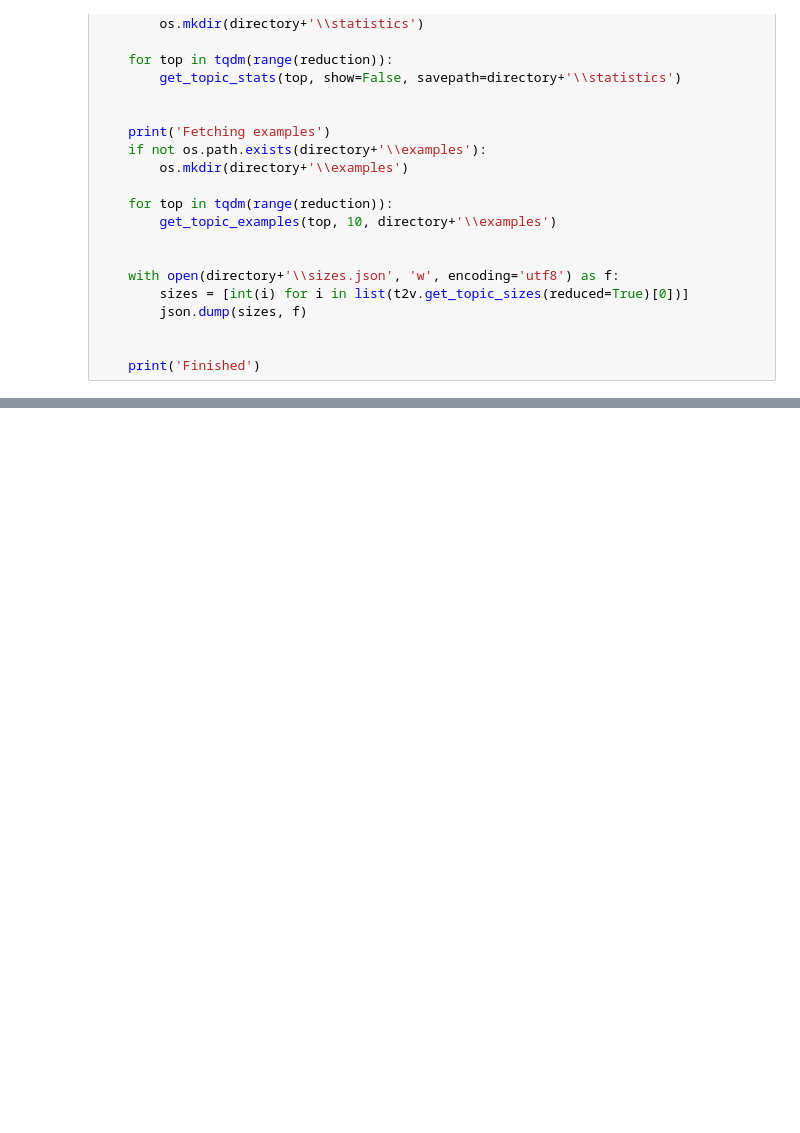
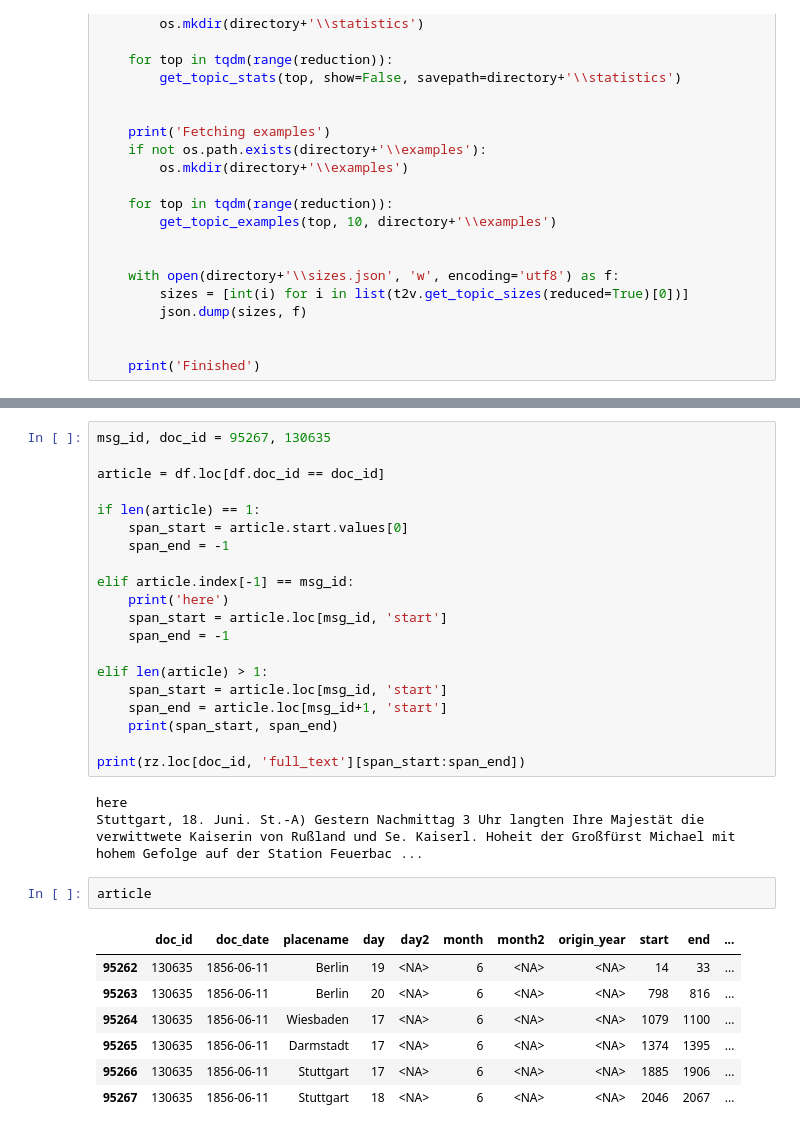
Before and after one commit to krkryger/rigasche-zeitung, a Jupyter notebook: notebooks/streamlit_data.ipynb, the cells around one changed output, grey strips where cells are left out. Cells and saved outputs as stored; diff of their text form; blank space fills up the shorter version.

```diff
--- a/notebooks/streamlit_data.ipynb
+++ b/notebooks/streamlit_data.ipynb
@@ -240,0 +405,33 @@ t2v.get_topics(reduced=True)
+# %%
+msg_id, doc_id = 95267, 130635
+
+article = df.loc[df.doc_id == doc_id]
+
+if len(article) == 1:
+    span_start = article.start.values[0]
+    span_end = -1
+
+elif article.index[-1] == msg_id:
+    print('here')
+    span_start = article.loc[msg_id, 'start']
+    span_end = -1
+
+elif len(article) > 1:
+    span_start = article.loc[msg_id, 'start']
+    span_end = article.loc[msg_id+1, 'start']
+    print(span_start, span_end)
+
+print(rz.loc[doc_id, 'full_text'][span_start:span_end])
+# %% [output]
+here
+Stuttgart, 18. Juni. St.-A) Gestern Nachmittag 3 Uhr langten Ihre Majestät die verwittwete Kaiserin von Rußland und Se. Kaiserl. Hoheit der Großfürst Michael mit hohem Gefolge auf der Station Feuerbac ...
+# %%
+article
+# %% [output]
+|  | doc_id | doc_date | placename | day | day2 | month | month2 | origin_year | start | end | ... |
+| 95262 | 130635 | 1856-06-11 | Berlin | 19 | <NA> | 6 | <NA> | <NA> | 14 | 33 | ... |
+| 95263 | 130635 | 1856-06-11 | Berlin | 20 | <NA> | 6 | <NA> | <NA> | 798 | 816 | ... |
+| 95264 | 130635 | 1856-06-11 | Wiesbaden | 17 | <NA> | 6 | <NA> | <NA> | 1079 | 1100 | ... |
+| 95265 | 130635 | 1856-06-11 | Darmstadt | 17 | <NA> | 6 | <NA> | <NA> | 1374 | 1395 | ... |
+| 95266 | 130635 | 1856-06-11 | Stuttgart | 17 | <NA> | 6 | <NA> | <NA> | 1885 | 1906 | ... |
+| 95267 | 130635 | 1856-06-11 | Stuttgart | 18 | <NA> | 6 | <NA> | <NA> | 2046 | 2067 | ... |
```
Also changed, not shown: parts of 24 cells of this notebook.
